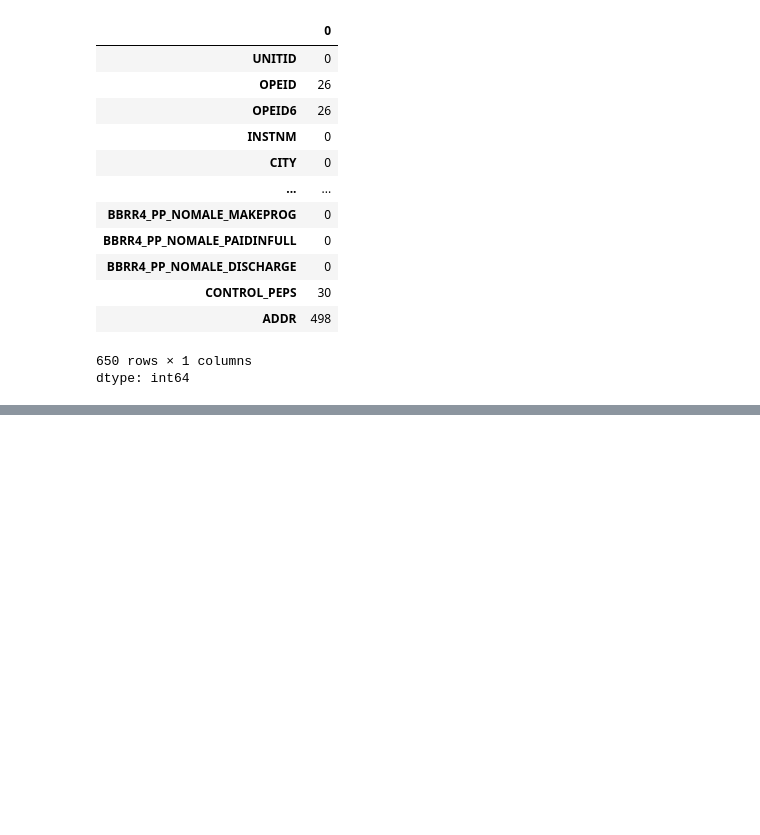
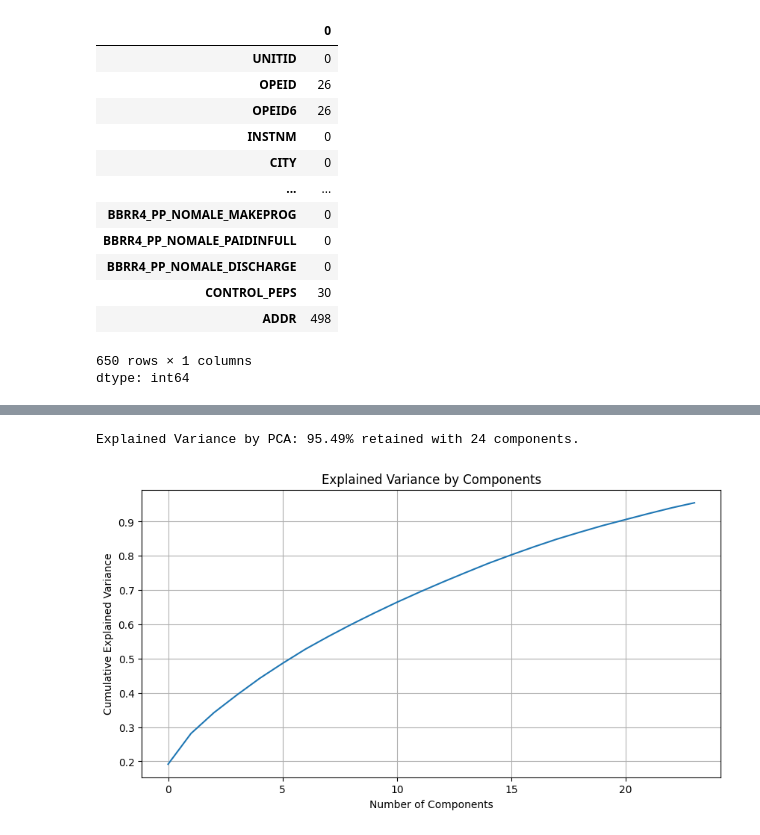
Before and after one commit to BrendanWilcox/Analyzing-2017-2020-Fatal-US-Traffic-Accident-Patterns--Brendan-Wilcox-BA775-A01, a Jupyter notebook: DataCleaning.ipynb, the cells around one changed output, grey strips where cells are left out. Drawn from its saved outputs; the diff is of its cells as text; code cells hidden in the pictures; blank space fills up the shorter version.

```diff
--- a/DataCleaning.ipynb
+++ b/DataCleaning.ipynb
@@ -103,0 +220,19 @@ New DataFrame shape: (6484, 165)
+# %%
+from sklearn.impute import KNNImputer
+from sklearn.preprocessing import StandardScaler
+
+# Standardize the data before KNN (KNN works better with scaled values)
+scaler = StandardScaler()
+scaled_data = scaler.fit_transform(filtered_df)
+
+# Apply KNN Imputation
+knn_imputer = KNNImputer(n_neighbors=5, weights="uniform")  # n_neighbors=5 is default
+imputed_data = knn_imputer.fit_transform(scaled_data)
+
+# Convert back to original scale
+imputed_df = pd.DataFrame(scaler.inverse_transform(imputed_data), columns=filtered_df.columns)
+
+# Print summary
+print("KNN Imputation Completed.")
+print(f"Updated DataFrame shape: {imputed_df.shape}")
+print(imputed_df.isnull().sum())  # Verify no missing values
@@ -103,0 +278,25 @@ New DataFrame shape: (6484, 165)
+# %%
+from sklearn.preprocessing import StandardScaler
+
+# Standardize
+scaler = StandardScaler()
+data_scaled = scaler.fit_transform(imputed_df)
+# %%
+# Applying PCA
+pca = PCA(n_components=0.95)
+data_pca = pca.fit_transform(data_scaled)
+explained_variance = pca.explained_variance_ratio_
+print(f"Explained Variance by PCA: {np.sum(explained_variance)*100:.2f}% retained with {data_pca.shape[1]} components.")
+# %% [output]
+Explained Variance by PCA: 95.49% retained with 24 components.
+# %%
+# Plot the explained variance
+plt.figure(figsize=(10, 5))
+plt.plot(np.cumsum(pca.explained_variance_ratio_))
+plt.xlabel('Number of Components')
+plt.ylabel('Cumulative Explained Variance')
+plt.title('Explained Variance by Components')
+plt.grid(True)
+plt.show()
+# %% [output]
+[figure, added]
```
Also changed, not shown: parts of 38 cells of this notebook.
